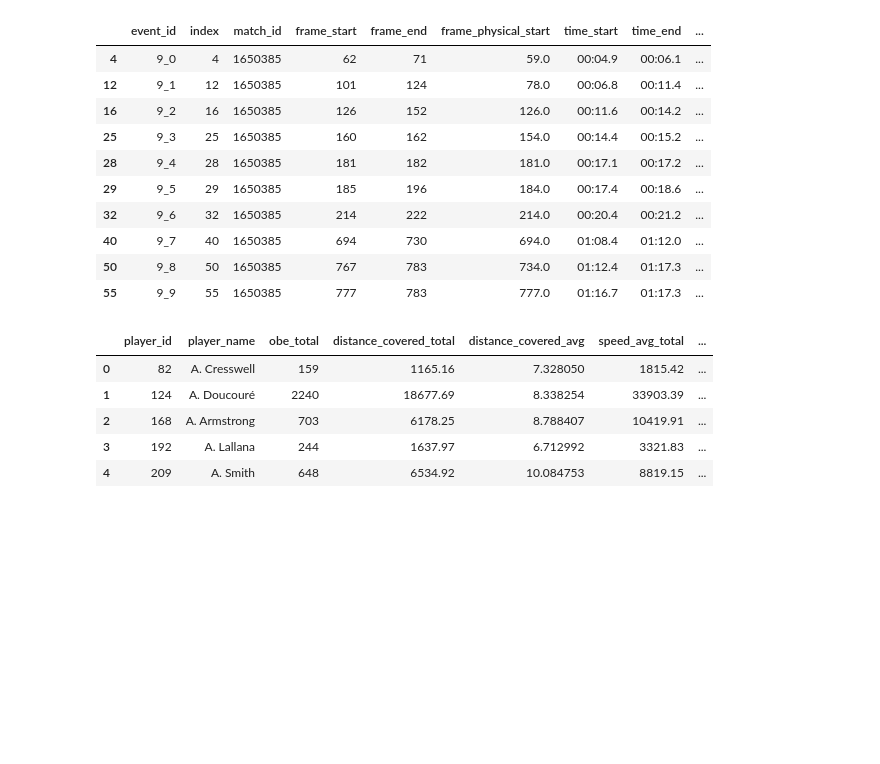
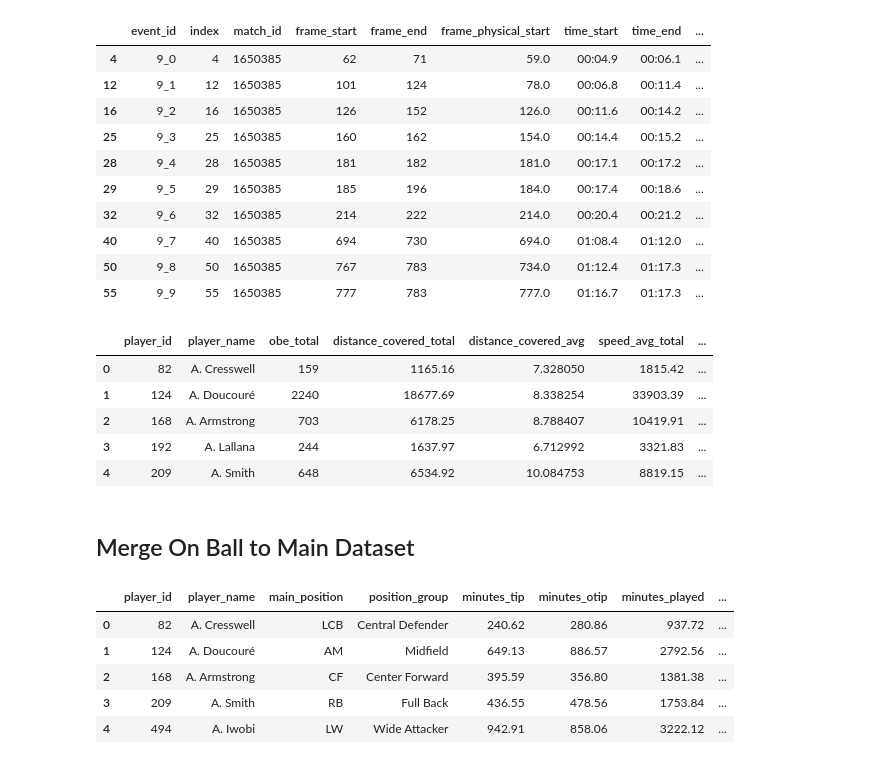
Before and after one commit to vickyfriss/Football-analytics, a Jupyter notebook: 202603 - 3 - Premier League 24-25 player statistics.ipynb, the cells around one changed output. Saved outputs shown, nothing was run; the diff lists cells and outputs as text; code cells hidden in the pictures; blank space fills up the shorter version.

```diff
--- a/202603 - 3 - Premier League 24-25 player statistics.ipynb
+++ b/202603 - 3 - Premier League 24-25 player statistics.ipynb
@@ -309,3 +309,5 @@ player_onball_metrics.head()
 | 2 | 168 | A. Armstrong | 703 | 6178.25 | 8.788407 | 10419.91 | ... |
 | 3 | 192 | A. Lallana | 244 | 1637.97 | 6.712992 | 3321.83 | ... |
 | 4 | 209 | A. Smith | 648 | 6534.92 | 10.084753 | 8819.15 | ... |
+# %% [markdown]
+## Merge On Ball to Main Dataset
@@ -311,0 +390,9 @@ player_onball_metrics.head()
+# %%
+full_player_metrics_clean.head()
+# %% [output]
+|  | player_id | player_name | main_position | position_group | minutes_tip | minutes_otip | minutes_played | ... |
+| 0 | 82 | A. Cresswell | LCB | Central Defender | 240.62 | 280.86 | 937.72 | ... |
+| 1 | 124 | A. Doucouré | AM | Midfield | 649.13 | 886.57 | 2792.56 | ... |
+| 2 | 168 | A. Armstrong | CF | Center Forward | 395.59 | 356.80 | 1381.38 | ... |
+| 3 | 209 | A. Smith | RB | Full Back | 436.55 | 478.56 | 1753.84 | ... |
+| 4 | 494 | A. Iwobi | LW | Wide Attacker | 942.91 | 858.06 | 3222.12 | ... |
```
Also changed, not shown: parts of 1 cell of this notebook.
